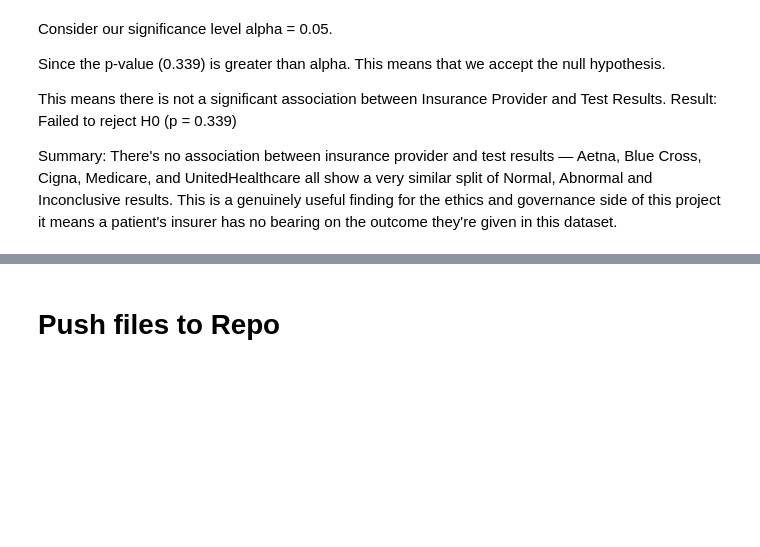
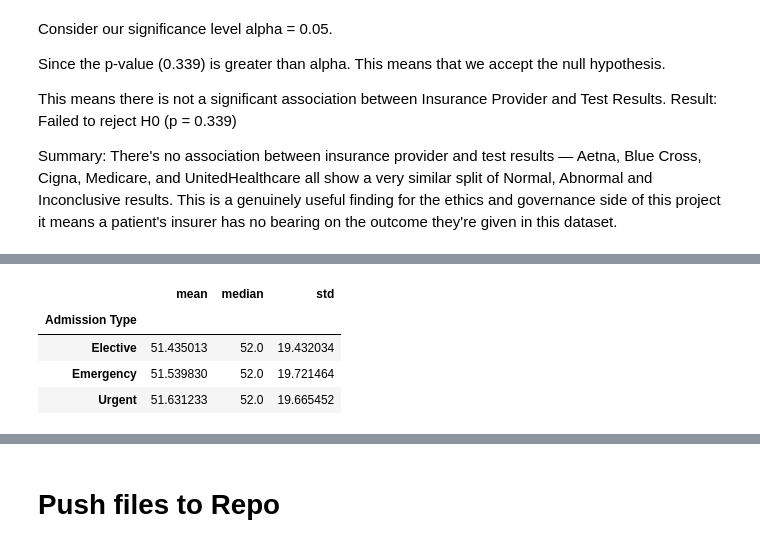
Before and after one commit to navmann99/Healthcare_Analysis, a Jupyter notebook: jupyter_notebooks/02-EDAHypothesisTesting.ipynb, the cells around one changed output, grey strips where cells are left out. Drawn from its saved outputs; the diff is of its cells as text; code cells hidden in the pictures; blank space fills up the shorter version.

```diff
--- a/jupyter_notebooks/02-EDAHypothesisTesting.ipynb
+++ b/jupyter_notebooks/02-EDAHypothesisTesting.ipynb
@@ -215,0 +221,8 @@ Summary: There's no association between insurance provider and test results —
+# %%
+df.groupby('Admission Type')['Age'].agg(['mean', 'median', 'std'])
+# %% [output]
+|  | mean | median | std |
+| Admission Type |  |  |  |
+| Elective | 51.435013 | 52.0 | 19.432034 |
+| Emergency | 51.539830 | 52.0 | 19.721464 |
+| Urgent | 51.631233 | 52.0 | 19.665452 |
```
Also changed, not shown: parts of 6 cells of this notebook.
